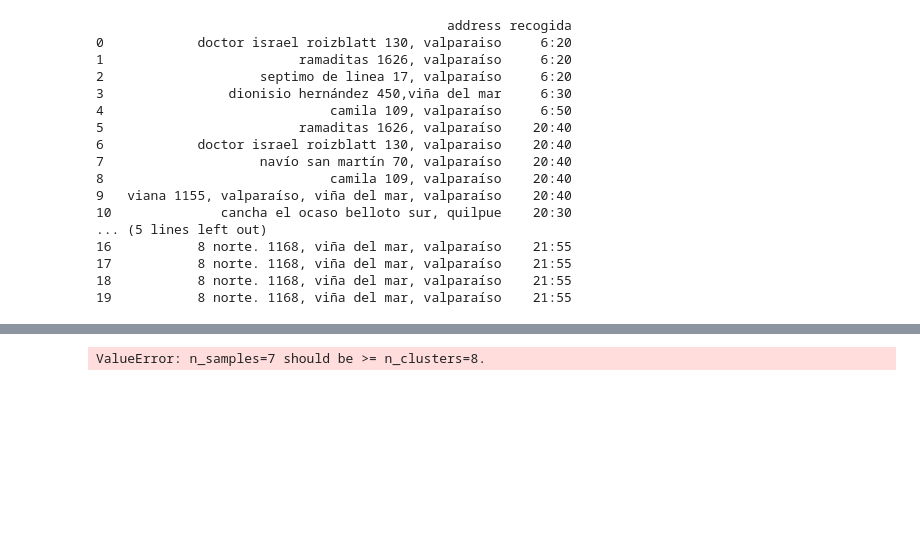
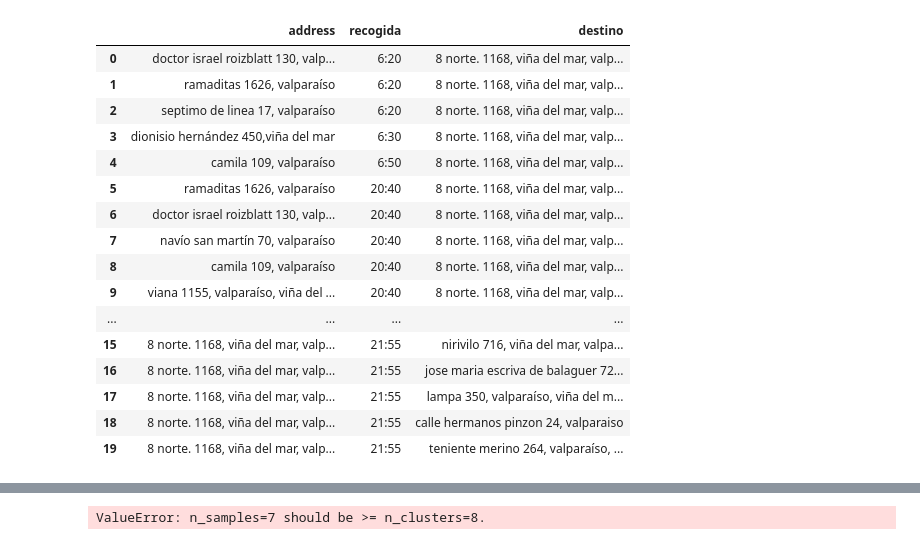
Before and after one commit to martinnnsss/best-route, a Jupyter notebook: best-route/routes - copia.ipynb, the cells around one changed output, grey strips where cells are left out. Saved outputs shown, nothing was run; the diff lists cells and outputs as text; code cells hidden in the pictures; blank space fills up the shorter version.

```diff
--- a/best-route/routes - copia.ipynb
+++ b/best-route/routes - copia.ipynb
@@ -27,43 +28,47 @@ df.drop(columns=['nulls','num_empty_cells'],inplace=True)
 # %%
 # Definir un diccionario con las abreviaturas de calles y sus correspondientes formas completas
 street_abbreviations = {
     "cl": "calle",
     "av": "avenida",
     "pj": "pasaje",
     "cam": "camino",
-    "nte": "norte"
+    "nte": "norte",
+    "hermnos":'hermanos',
+    'hmnos':'hermanos',
+    'tte':'teniente',
     }
 
 
 # Definir una función que corrija las abreviaturas de calles en una dirección
 def correct_address(address):
     for abbreviation, full_form in street_abbreviations.items():
         address = re.sub(r'\b{}\b'.format(abbreviation), full_form, address)
     return address
 
 # Aplicar la función a cada dirección del DataFrame
 df["address"] = df["address"].str.lower().apply(correct_address)
+df['destino'] = df["destino"].str.lower().apply(correct_address)
 
-# Imprimir el DataFrame resultante
-print(df)
+
+df
 # %% [output]
-                                             address recogida
-0            doctor israel roizblatt 130, valparaiso     6:20
-1                         ramaditas 1626, valparaíso     6:20
-2                    septimo de linea 17, valparaíso     6:20
-3                dionisio hernández 450,viña del mar     6:30
-4                             camila 109, valparaíso     6:50
-5                         ramaditas 1626, valparaíso    20:40
-6            doctor israel roizblatt 130, valparaiso    20:40
-7                    navío san martín 70, valparaíso    20:40
-8                             camila 109, valparaíso    20:40
-9   viana 1155, valparaíso, viña del mar, valparaíso    20:40
-10              cancha el ocaso belloto sur, quilpue    20:30
-... (5 lines left out)
-16           8 norte. 1168, viña del mar, valparaíso    21:55
-17           8 norte. 1168, viña del mar, valparaíso    21:55
-18           8 norte. 1168, viña del mar, valparaíso    21:55
-19           8 norte. 1168, viña del mar, valparaíso    21:55
+|  | address | recogida | destino |
+| 0 | doctor israel roizblatt 130, valp... | 6:20 | 8 norte. 1168, viña del mar, valp... |
+| 1 | ramaditas 1626, valparaíso | 6:20 | 8 norte. 1168, viña del mar, valp... |
+| 2 | septimo de linea 17, valparaíso | 6:20 | 8 norte. 1168, viña del mar, valp... |
+| 3 | dionisio hernández 450,viña del mar | 6:30 | 8 norte. 1168, viña del mar, valp... |
+| 4 | camila 109, valparaíso | 6:50 | 8 norte. 1168, viña del mar, valp... |
+| 5 | ramaditas 1626, valparaíso | 20:40 | 8 norte. 1168, viña del mar, valp... |
+| 6 | doctor israel roizblatt 130, valp... | 20:40 | 8 norte. 1168, viña del mar, valp... |
+| 7 | navío san martín 70, valparaíso | 20:40 | 8 norte. 1168, viña del mar, valp... |
+| 8 | camila 109, valparaíso | 20:40 | 8 norte. 1168, viña del mar, valp... |
+| 9 | viana 1155, valparaíso, viña del ... | 20:40 | 8 norte. 1168, viña del mar, valp... |
+| ... | ... | ... | ... |
+| 15 | 8 norte. 1168, viña del mar, valp... | 21:55 | nirivilo 716, viña del mar, valpa... |
+| 16 | 8 norte. 1168, viña del mar, valp... | 21:55 | jose maria escriva de balaguer 72... |
+| 17 | 8 norte. 1168, viña del mar, valp... | 21:55 | lampa 350, valparaíso, viña del m... |
+| 18 | 8 norte. 1168, viña del mar, valp... | 21:55 | calle hermanos pinzon 24, valparaiso |
+| 19 | 8 norte. 1168, viña del mar, valp... | 21:55 | teniente merino 264, valparaíso, ... |
 # %%
 
 #Función para verificar que las direcciones estén correctas. Posteriormente se dejan fuera las incorrectas (momentaneo)
```
Also changed, not shown: parts of 4 cells of this notebook.
